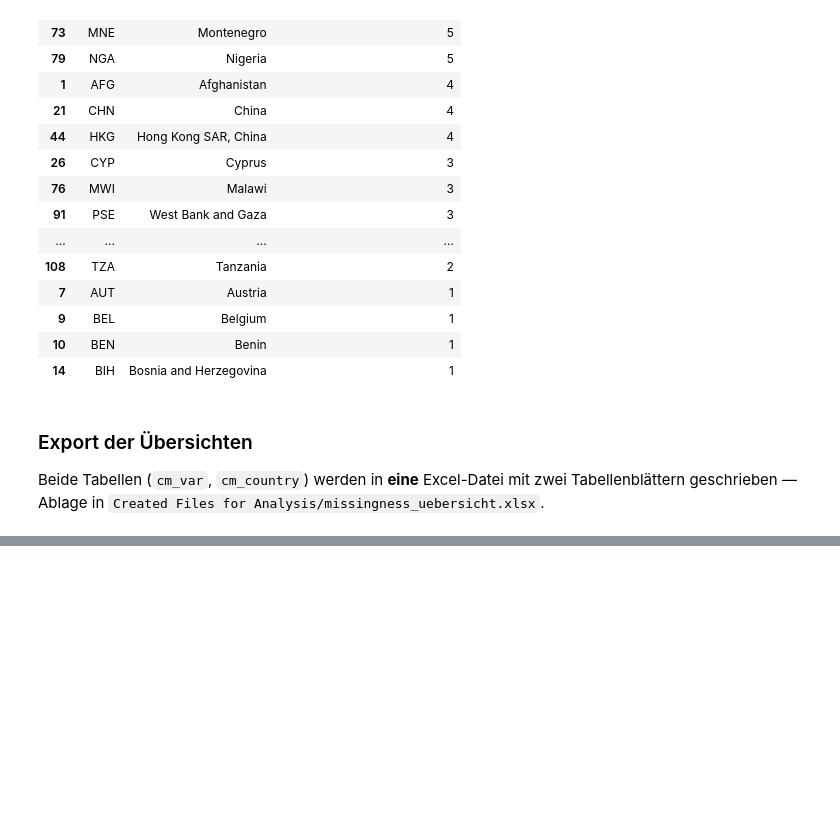
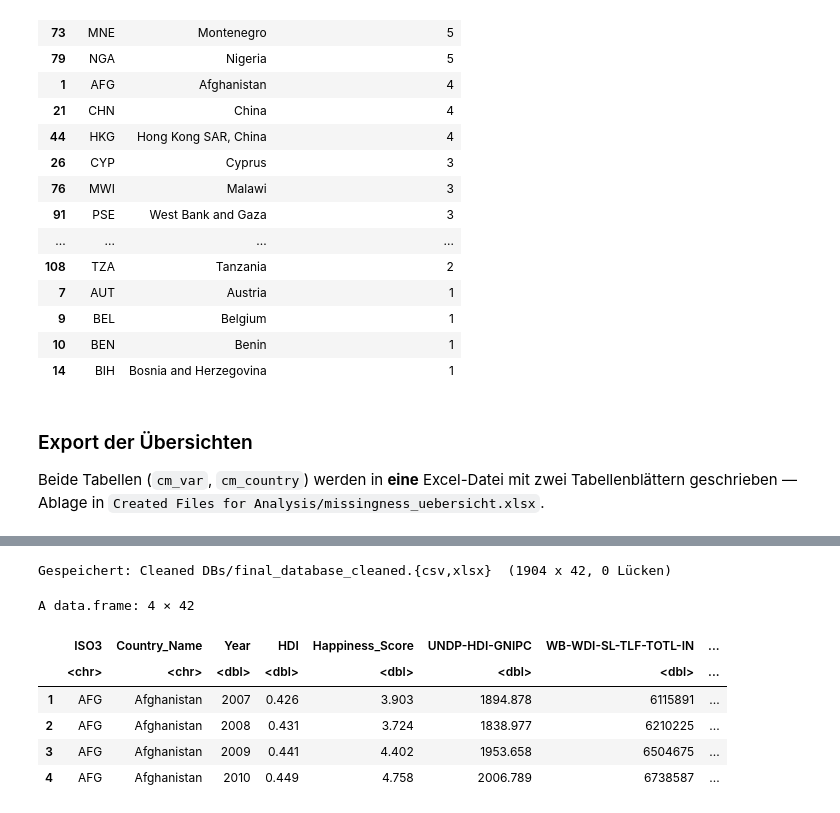
Before and after one commit to MaierMax/Explaining-Well-Being, a Jupyter notebook: code/04_database_cleaning.ipynb, the cells around one changed output, grey strips where cells are left out. Cells and saved outputs as stored; diff of their text form; code cells hidden in the pictures; blank space fills up the shorter version.

```diff
--- a/code/04_database_cleaning.ipynb
+++ b/code/04_database_cleaning.ipynb
@@ -204,0 +454,13 @@ cat(sprintf("  Blatt 2 'Komplett_fehlend_je_Land'    : %d Zeilen x %d Spalten\n"
+# %%
+# ── Pool-Punktschätzer je Zelle (Mittel über m), Rückbenennung ─────────
+feat_pooled <- Reduce(`+`, lapply(amelia_out$imputations, function(z) z[, safe, drop = FALSE])) / amelia_out$m
+names(feat_pooled) <- inv_map[names(feat_pooled)]
+feat_pooled <- feat_pooled[, amelia_features]
+
+# ── Lückentypen dokumentieren ──────────────────────────────────────────
+struct_cells <- sum(sapply(amelia_features, function(v)
+  sum(is.na(df[[v]]) & ave(df[[v]], df$ISO3, FUN = function(x) all(is.na(x))) == 1)))
+n_imp <- sum(sapply(amelia_features, function(v) sum(is.na(df[[v]]))))
+cat(sprintf("Imputierte Feature-Zellen: %d | Lücke-2 (intern): %d | Lücke-3 (strukturell): %d\n",
+            n_imp, n_imp - struct_cells, struct_cells))
+cat("Hinweis: Lücke-3-Zellen wurden querschnittlich mitgefüllt -> Behandlung in Schritt 3 (offen).\n")
@@ -204,0 +526,21 @@ cat(sprintf("  Blatt 2 'Komplett_fehlend_je_Land'    : %d Zeilen x %d Spalten\n"
+# %%
+# ── Finale bereinigte DB: Zielvariablen (Abschnitt 5) + Features (Amelia) ──
+final_database_cleaned <- cbind(
+  targets_cleaned[, c("ISO3","Country_Name","Year","HDI","Happiness_Score")],
+  feat_pooled)
+stopifnot(nrow(final_database_cleaned) == 1904, sum(is.na(final_database_cleaned)) == 0)
+
+readr::write_csv(final_database_cleaned, file.path(CLEANED_DB, "final_database_cleaned.csv"))
+writexl::write_xlsx(final_database_cleaned, file.path(CLEANED_DB, "final_database_cleaned.xlsx"))
+cat(sprintf("Gespeichert: Cleaned DBs/final_database_cleaned.{csv,xlsx}  (%d x %d, 0 Lücken)\n",
+            nrow(final_database_cleaned), ncol(final_database_cleaned)))
+head(final_database_cleaned, 4)
+# %% [output]
+Gespeichert: Cleaned DBs/final_database_cleaned.{csv,xlsx}  (1904 x 42, 0 Lücken)
+A data.frame: 4 × 42
+|  | ISO3 | Country_Name | Year | HDI | Happiness_Score | UNDP-HDI-GNIPC | WB-WDI-SL-TLF-TOTL-IN | ... |
+|  | <chr> | <chr> | <dbl> | <dbl> | <dbl> | <dbl> | <dbl> | ... |
+| 1 | AFG | Afghanistan | 2007 | 0.426 | 3.903 | 1894.878 | 6115891 | ... |
+| 2 | AFG | Afghanistan | 2008 | 0.431 | 3.724 | 1838.977 | 6210225 | ... |
+| 3 | AFG | Afghanistan | 2009 | 0.441 | 4.402 | 1953.658 | 6504675 | ... |
+| 4 | AFG | Afghanistan | 2010 | 0.449 | 4.758 | 2006.789 | 6738587 | ... |
```
Also changed, not shown: parts of 19 cells of this notebook, 24 other files.
